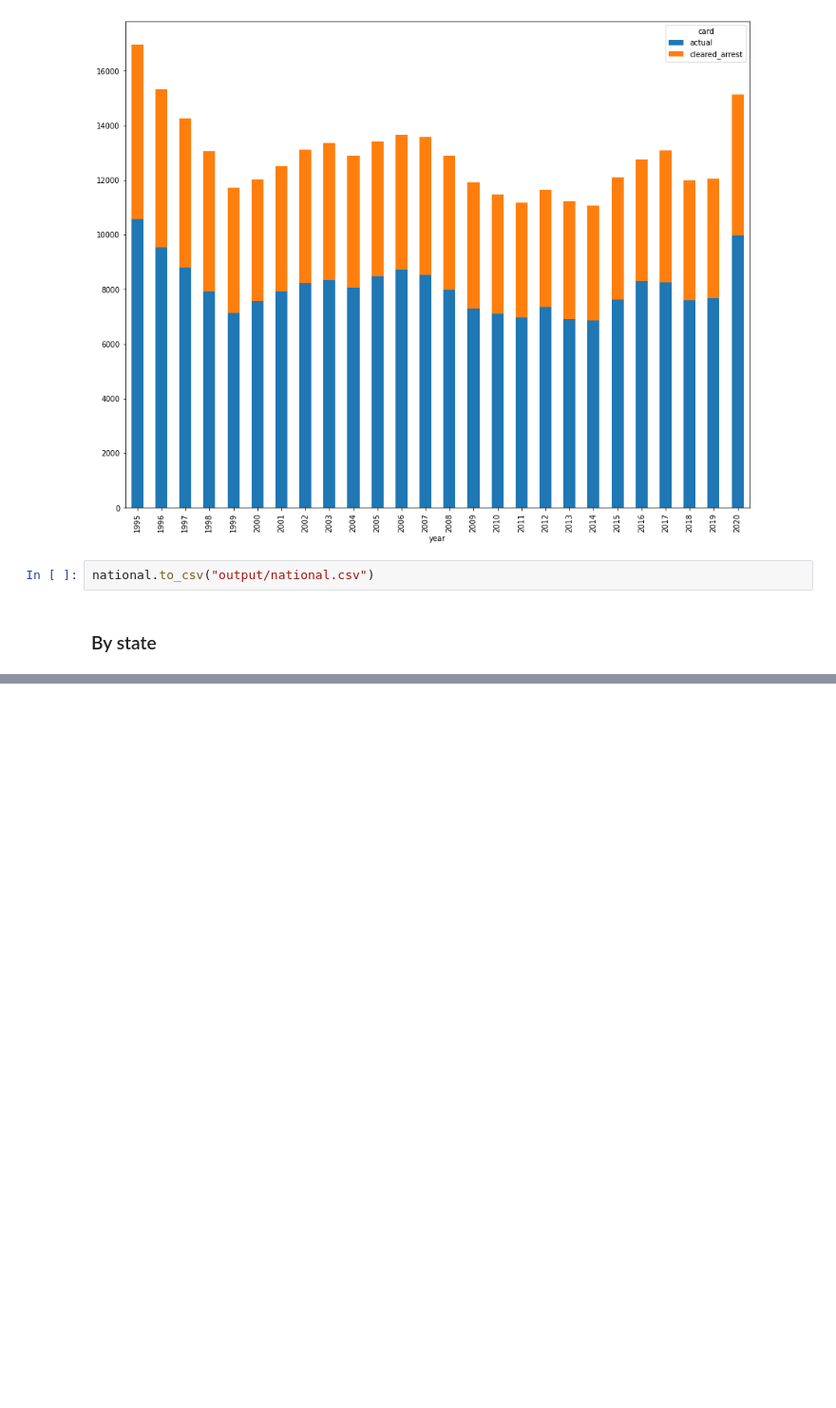
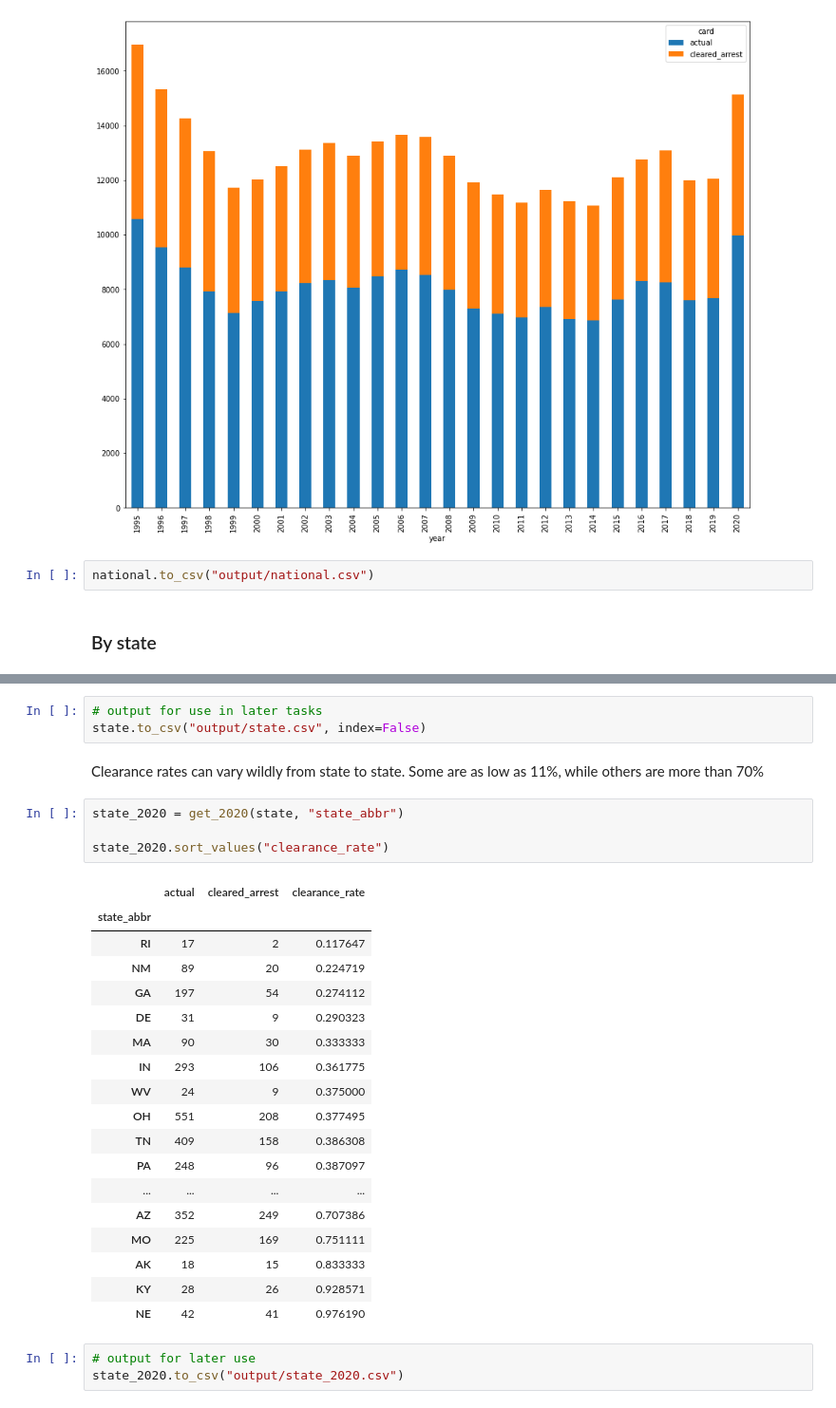
Before and after one commit to cbs-news-data/homicide-clearance-fbi-data, a Jupyter notebook: notebook/reta/src/reta.ipynb, the cells around one changed output, grey strips where cells are left out. Shown at 95% size. Saved outputs shown, nothing was run; the diff lists cells and outputs as text; blank space fills up the shorter version.

```diff
--- a/notebook/reta/src/reta.ipynb
+++ b/notebook/reta/src/reta.ipynb
@@ -236,0 +245,31 @@ state
+# %%
+# output for use in later tasks
+state.to_csv("output/state.csv", index=False)
+# %% [markdown]
+Clearance rates can vary wildly from state to state. Some are as low as 11%, while others are more than 70%
+# %%
+state_2020 = get_2020(state, "state_abbr")
+
+state_2020.sort_values("clearance_rate")
+# %% [output]
+|  | actual | cleared_arrest | clearance_rate |
+| state_abbr |  |  |  |
+| RI | 17 | 2 | 0.117647 |
+| NM | 89 | 20 | 0.224719 |
+| GA | 197 | 54 | 0.274112 |
+| DE | 31 | 9 | 0.290323 |
+| MA | 90 | 30 | 0.333333 |
+| IN | 293 | 106 | 0.361775 |
+| WV | 24 | 9 | 0.375000 |
+| OH | 551 | 208 | 0.377495 |
+| TN | 409 | 158 | 0.386308 |
+| PA | 248 | 96 | 0.387097 |
+| ... | ... | ... | ... |
+| AZ | 352 | 249 | 0.707386 |
+| MO | 225 | 169 | 0.751111 |
+| AK | 18 | 15 | 0.833333 |
+| KY | 28 | 26 | 0.928571 |
+| NE | 42 | 41 | 0.976190 |
+# %%
+# output for later use
+state_2020.to_csv("output/state_2020.csv")
```
Also changed, not shown: parts of 33 cells of this notebook.
